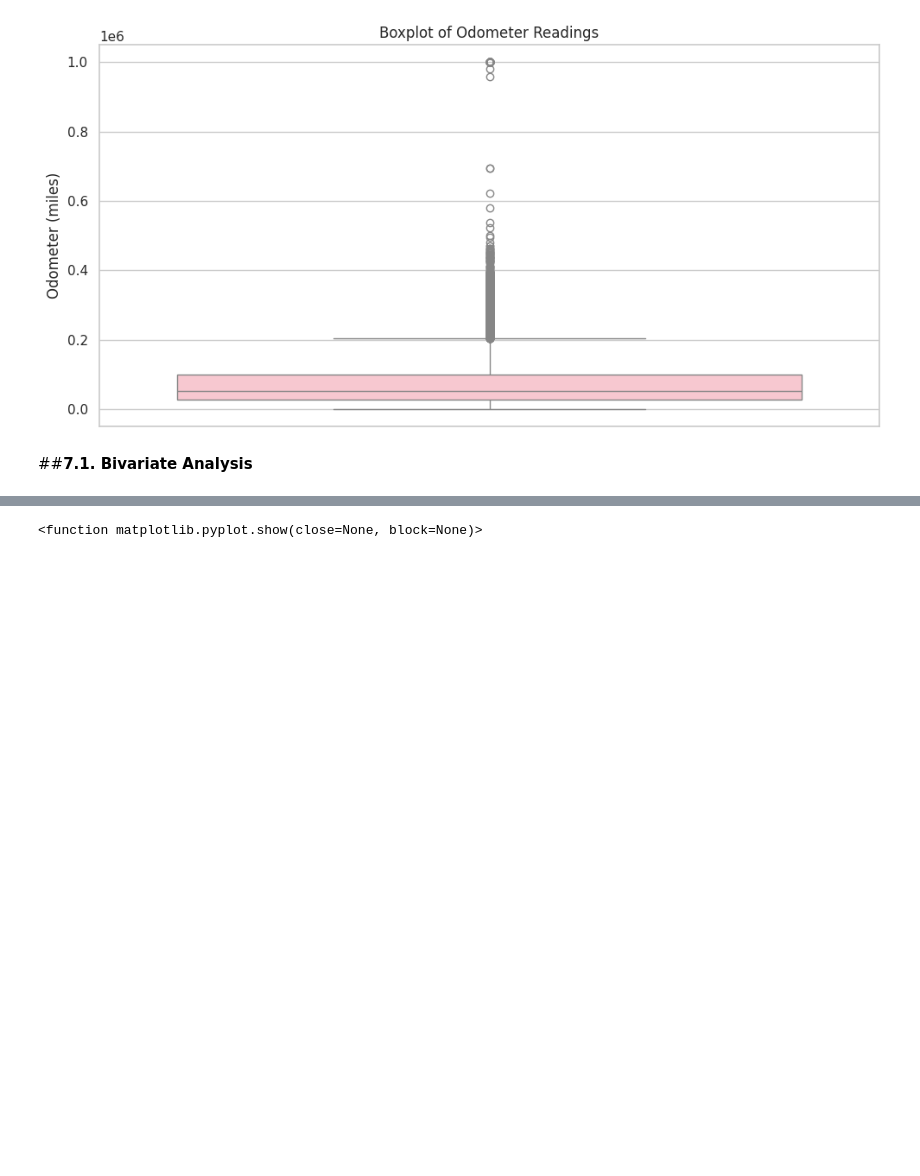
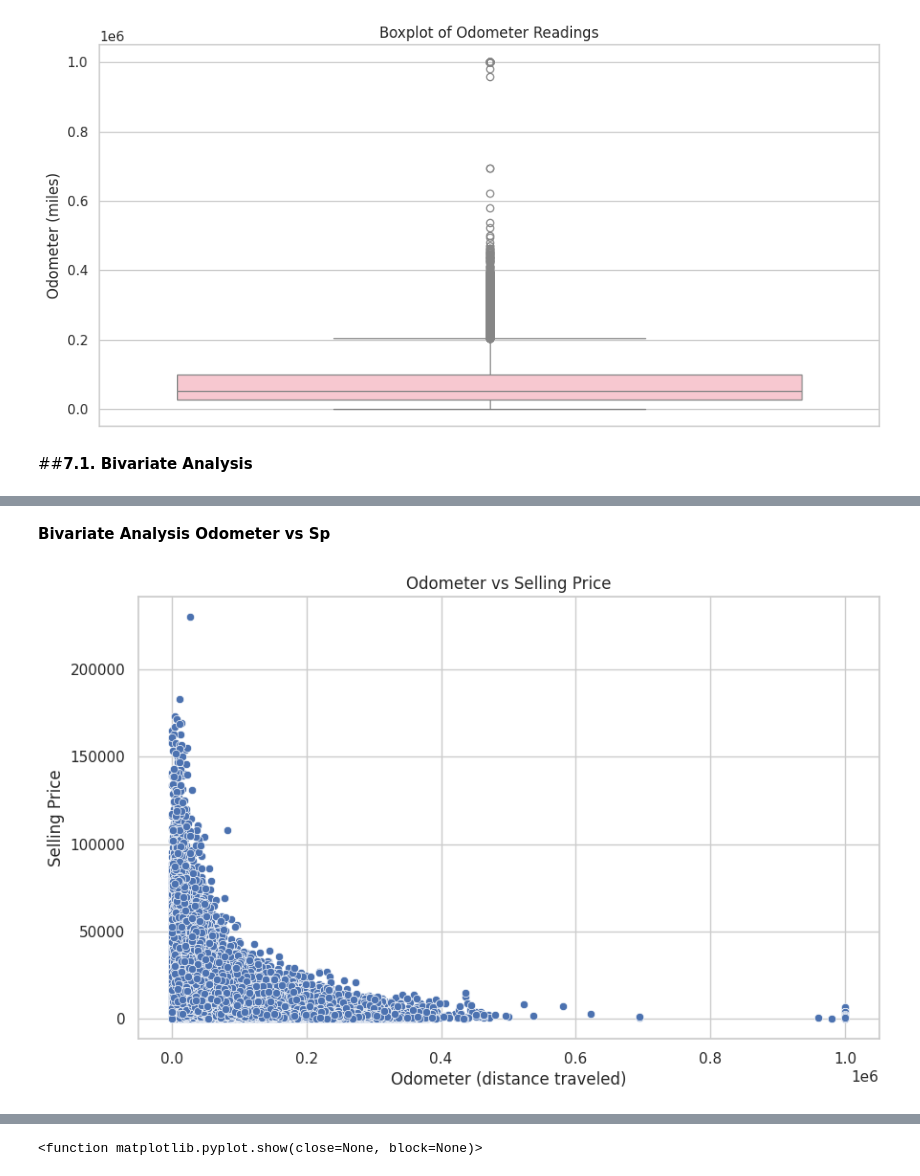
Before and after one commit to Sagarjain93/car_prices, a Jupyter notebook: car_prices.ipynb, the cells around one changed output, grey strips where cells are left out. Drawn from its saved outputs; the diff is of its cells as text; code cells hidden in the pictures; blank space fills up the shorter version.

```diff
--- a/car_prices.ipynb
+++ b/car_prices.ipynb
@@ -630,0 +655,12 @@ plt.show()
+# %% [markdown]
+**Bivariate Analysis  Odometer vs Sp**
+# %%
+# Scatter plot
+plt.figure(figsize=(10,6))
+sns.scatterplot(x='odometer', y='sellingprice', data=df)
+plt.title('Odometer vs Selling Price')
+plt.xlabel('Odometer (distance traveled)')
+plt.ylabel('Selling Price')
+plt.show()
+# %% [output]
+[figure, added]
```
Also changed, not shown: parts of 26 cells of this notebook.
